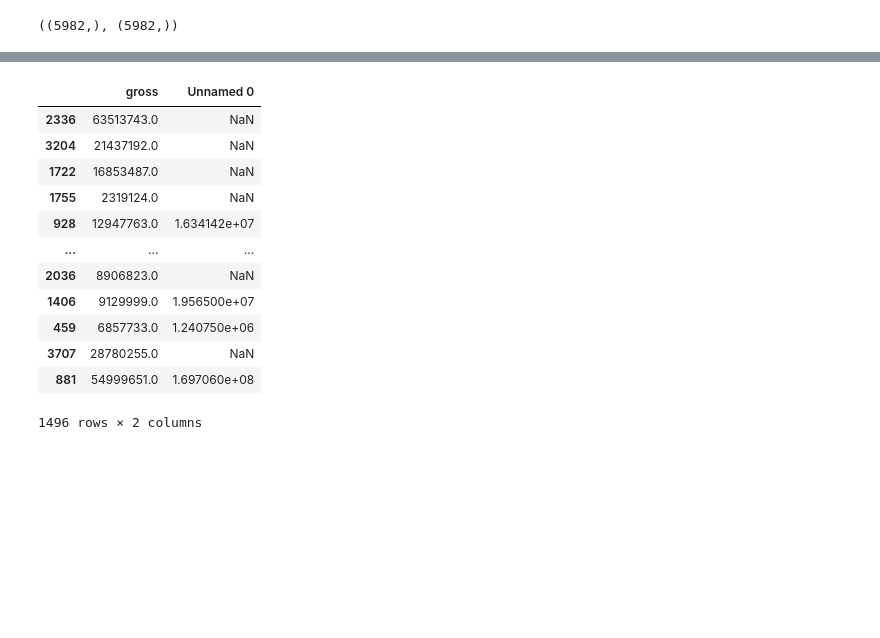
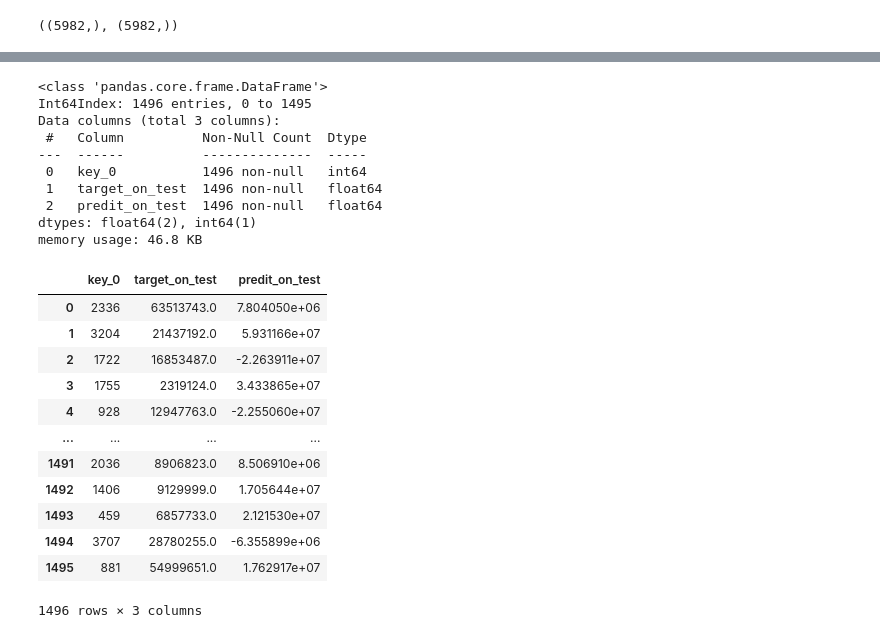
Before and after one commit to KylieKind/Sample-Projects, a Jupyter notebook: Movie Project - Correlation, Plots and Regression.ipynb, the cells around one changed output, grey strips where cells are left out. Drawn from its saved outputs; the diff is of its cells as text; code cells hidden in the pictures; blank space fills up the shorter version.

```diff
--- a/Movie Project - Correlation, Plots and Regression.ipynb
+++ b/Movie Project - Correlation, Plots and Regression.ipynb
@@ -29,7 +31,7 @@ plt.style.use('seaborn-white')
 # %%
 # load data using Pandas
 
-dfRaw = pd.read_csv('movies.csv')
+dfRaw = pd.read_csv('Movie Project - raw data.csv')
 pd.set_option('display.max_columns', None)
 # %%
 # look at the real data
@@ -454,8 +456,9 @@ memory usage: 644.1+ KB
 # prepare data for regression analysis
 # drop null values, and drop columns where data type is object
 
-dfReg = df.drop(columns = ['name', 'released', 'director', 'writer', 'star']).dropna().copy()
+dfReg = df.drop(columns = ['name', 'released', 'director', 'writer', 'star', 'company', 'score', 'genre']).dropna().copy()
 dfReg.info()
+dfReg.tail()
 # %% [output]
 <class 'pandas.core.frame.DataFrame'>
 Int64Index: 7478 entries, 0 to 7659
@@ -668,0 +759,5 @@ sqrtmse
+# %%
+target_on_test = pd.DataFrame(test_target)
+target_on_test.columns =['target_on_test']
+target_on_test.info()
+target_on_test
@@ -668,0 +786,4 @@ sqrtmse
+# %%
+predit_on_test = pd.DataFrame(gross_predictions_on_test.reshape(1496,-1), index=target_on_test.index)
+predit_on_test.columns =['predit_on_test']
+predit_on_test
@@ -669,18 +804,31 @@ sqrtmse
 # %%
-test = pd.DataFrame(data=[test_target, gross_predictions_on_test]).transpose()
+# combine the predit value and the target value for the test set
+
+test = pd.merge(target_on_test, predit_on_test, on =target_on_test.index)
+test.info()
 test
 # %% [output]
+<class 'pandas.core.frame.DataFrame'>
+Int64Index: 1496 entries, 0 to 1495
+Data columns (total 3 columns):
+ #   Column          Non-Null Count  Dtype
+---  ------          --------------  -----
+ 0   key_0           1496 non-null   int64
+ 1   target_on_test  1496 non-null   float64
+ 2   predit_on_test  1496 non-null   float64
+dtypes: float64(2), int64(1)
+memory usage: 46.8 KB
-|  | gross | Unnamed 0 |
-| 2336 | 63513743.0 | NaN |
-| 3204 | 21437192.0 | NaN |
-| 1722 | 16853487.0 | NaN |
-| 1755 | 2319124.0 | NaN |
-| 928 | 12947763.0 | 1.634142e+07 |
-| ... | ... | ... |
-| 2036 | 8906823.0 | NaN |
-| 1406 | 9129999.0 | 1.956500e+07 |
-| 459 | 6857733.0 | 1.240750e+06 |
-| 3707 | 28780255.0 | NaN |
-| 881 | 54999651.0 | 1.697060e+08 |
+|  | key_0 | target_on_test | predit_on_test |
+| 0 | 2336 | 63513743.0 | 7.804050e+06 |
+| 1 | 3204 | 21437192.0 | 5.931166e+07 |
+| 2 | 1722 | 16853487.0 | -2.263911e+07 |
+| 3 | 1755 | 2319124.0 | 3.433865e+07 |
+| 4 | 928 | 12947763.0 | -2.255060e+07 |
+| ... | ... | ... | ... |
+| 1491 | 2036 | 8906823.0 | 8.506910e+06 |
+| 1492 | 1406 | 9129999.0 | 1.705644e+07 |
+| 1493 | 459 | 6857733.0 | 2.121530e+07 |
+| 1494 | 3707 | 28780255.0 | -6.355899e+06 |
+| 1495 | 881 | 54999651.0 | 1.762917e+07 |
-1496 rows × 2 columns
+1496 rows × 3 columns
 # %%
```
Also changed, not shown: parts of 38 cells of this notebook.
